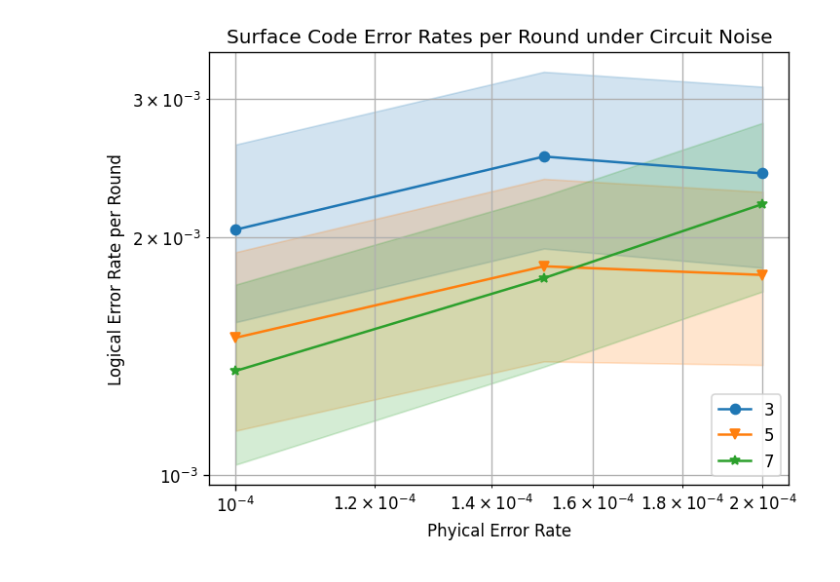
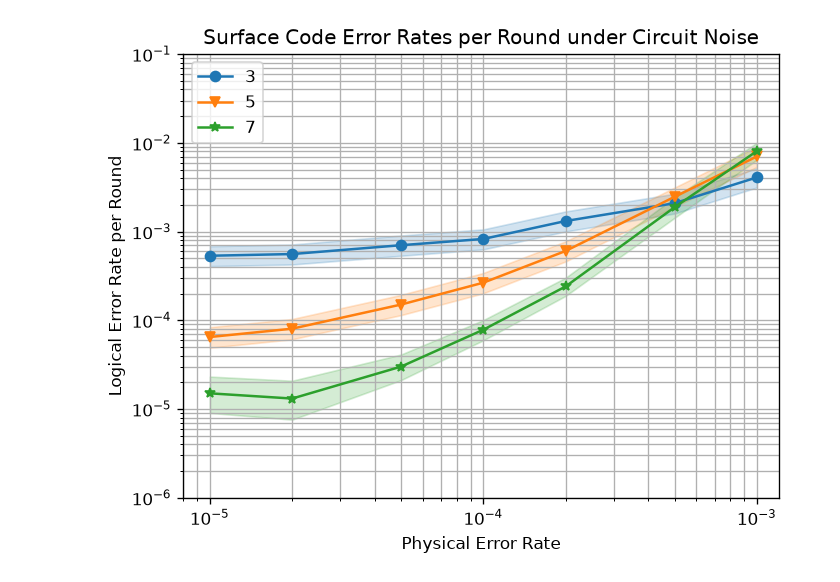
Before and after one commit to llexuan/QEC-Move, a Jupyter notebook: GenCode.ipynb, the cells around one changed output. Cells and saved outputs as stored; diff of their text form; code cells hidden in the pictures.

```diff
--- a/GenCode.ipynb
+++ b/GenCode.ipynb
@@ -57,7 +57,7 @@ def gen_noise_profile2(p_trans = 2 * 10 ** (-4)):
     }
     return noise_profile
 # %%
-noise_list = [2e-4, 1.5e-4, 1e-4]
+noise_list = [1e-5, 2e-5, 5e-5, 1e-4, 2e-4, 5e-4, 1e-3]
 d_list = [3, 5, 7]
 tasks = []
 
@@ -110,19 +122,21 @@ ValueError: An error case in a composite error exceeded the max supported number
 # %%
 fig, ax = plt.subplots(1, 1)
 sinter.plot_error_rate(
     ax=ax,
     stats=stats,
     x_func=lambda stats: stats.json_metadata['p'],
     group_func=lambda stats: stats.json_metadata['d'],
     failure_units_per_shot_func=lambda stats: stats.json_metadata['r'],
 )
 ax.loglog()
+ax.set_xlim(8e-6, 1.2e-3)
+ax.set_ylim(1e-6, 1e-1)
 ax.set_title("Surface Code Error Rates per Round under Circuit Noise")
-ax.set_xlabel("Phyical Error Rate")
+ax.set_xlabel("Physical Error Rate")
 ax.set_ylabel("Logical Error Rate per Round")
 ax.grid(which='major')
 ax.grid(which='minor')
 ax.legend()
 fig.set_dpi(120)
 # %% [output]
-[figure, old version]
+[figure, new version]
```
Also changed, not shown: parts of 1 cell of this notebook, 8 other files.
